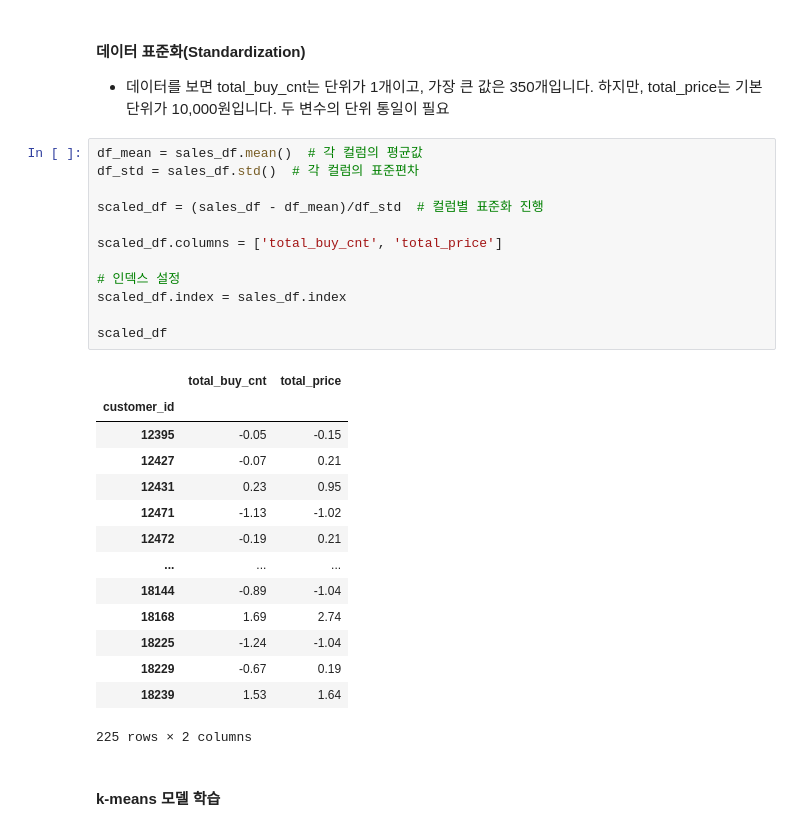
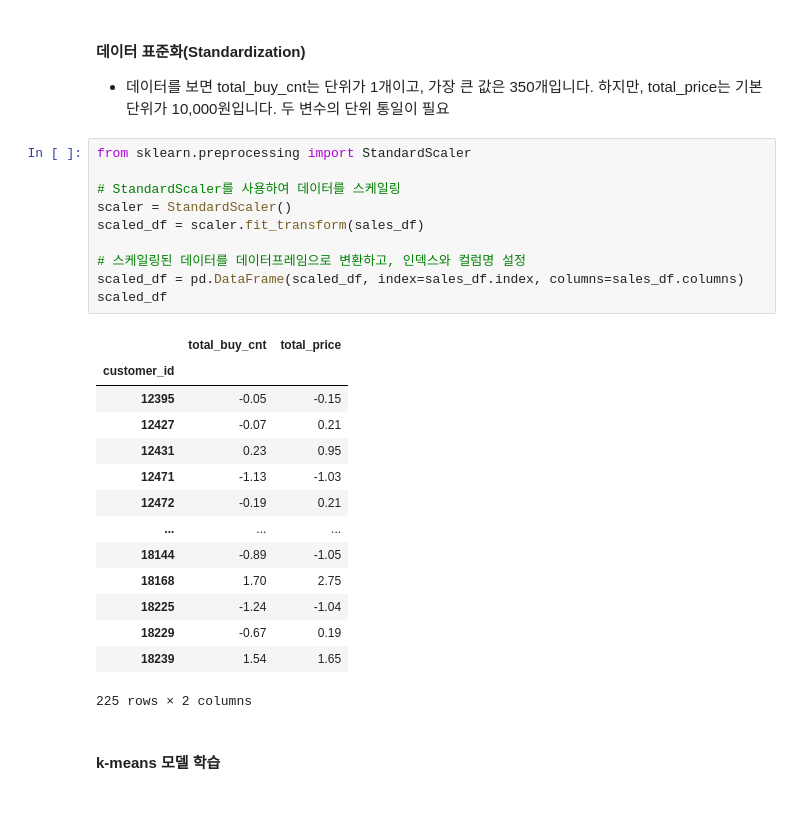
Before and after one commit to uj06134/study_Data_analysis, a Jupyter notebook: f_cluster_analysis/task.ipynb, the cells around one changed output. Cells and saved outputs as stored; diff of their text form.

```diff
--- a/f_cluster_analysis/task.ipynb
+++ b/f_cluster_analysis/task.ipynb
@@ -73,33 +69,31 @@ Index([12433, 12838, 13013, 13145, 13705, 14083, 14449, 14573, 14729, 14911,
 # %% [markdown]
 #### 데이터 표준화(Standardization)
 - 데이터를 보면 total_buy_cnt는 단위가 1개이고, 가장 큰 값은 350개입니다. 하지만, total_price는 기본 단위가 10,000원입니다. 두 변수의 단위 통일이 필요
-# %%
-df_mean = sales_df.mean()  # 각 컬럼의 평균값
-df_std = sales_df.std()  # 각 컬럼의 표준편차
-
-scaled_df = (sales_df - df_mean)/df_std  # 컬럼별 표준화 진행
-
-scaled_df.columns = ['total_buy_cnt', 'total_price']
-
-# 인덱스 설정
-scaled_df.index = sales_df.index
-
-scaled_df
-# %% [output]
-|  | total_buy_cnt | total_price |
-| customer_id |  |  |
-| 12395 | -0.05 | -0.15 |
-| 12427 | -0.07 | 0.21 |
-| 12431 | 0.23 | 0.95 |
-| 12471 | -1.13 | -1.02 |
-| 12472 | -0.19 | 0.21 |
-| ... | ... | ... |
-| 18144 | -0.89 | -1.04 |
-| 18168 | 1.69 | 2.74 |
-| 18225 | -1.24 | -1.04 |
-| 18229 | -0.67 | 0.19 |
-| 18239 | 1.53 | 1.64 |
-225 rows × 2 columns
+# %%
+from sklearn.preprocessing import StandardScaler
+
+# StandardScaler를 사용하여 데이터를 스케일링
+scaler = StandardScaler()
+scaled_df = scaler.fit_transform(sales_df)
+
+# 스케일링된 데이터를 데이터프레임으로 변환하고, 인덱스와 컬럼명 설정
+scaled_df = pd.DataFrame(scaled_df, index=sales_df.index, columns=sales_df.columns)
+scaled_df
+# %% [output]
+|  | total_buy_cnt | total_price |
+| customer_id |  |  |
+| 12395 | -0.05 | -0.15 |
+| 12427 | -0.07 | 0.21 |
+| 12431 | 0.23 | 0.95 |
+| 12471 | -1.13 | -1.03 |
+| 12472 | -0.19 | 0.21 |
+| ... | ... | ... |
+| 18144 | -0.89 | -1.05 |
+| 18168 | 1.70 | 2.75 |
+| 18225 | -1.24 | -1.04 |
+| 18229 | -0.67 | 0.19 |
+| 18239 | 1.54 | 1.65 |
+225 rows × 2 columns
 # %% [markdown]
 #### k-means 모델 학습
 # %%
```
Also changed, not shown: parts of 9 cells of this notebook.
